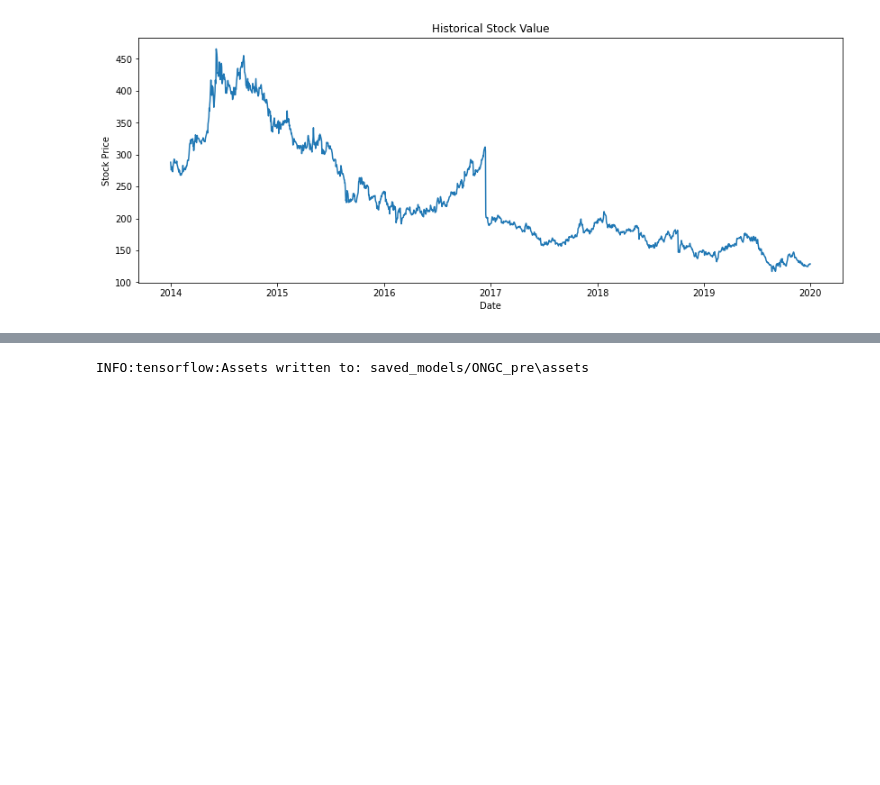
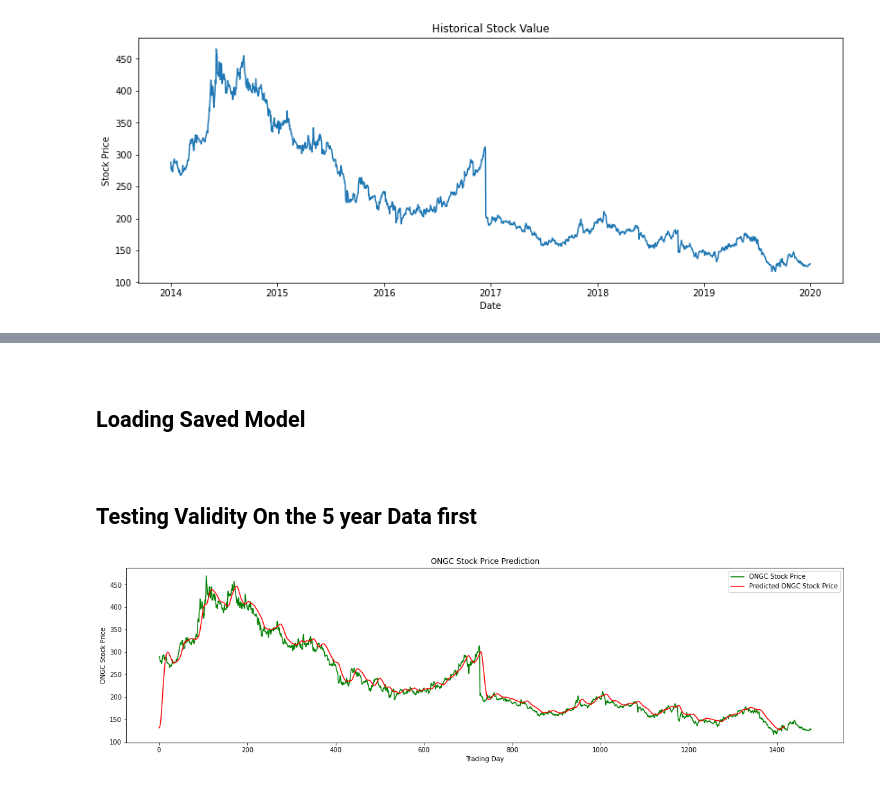
Before and after one commit to PratikGarai/Stock-Market-Prediction, a Jupyter notebook: Stocks RNN For IIIP.ipynb, the cells around one changed output, grey strips where cells are left out. Drawn from its saved outputs; the diff is of its cells as text; code cells hidden in the pictures; blank space fills up the shorter version.

```diff
--- a/Stocks RNN For IIIP.ipynb
+++ b/Stocks RNN For IIIP.ipynb
@@ -82,5 +83,41 @@ Epoch 15/15
 <tensorflow.python.keras.callbacks.History at 0x...>
+# %% [markdown]
+<br>
+<h2> Loading Saved Model </h2>
 # %%
-regressor.save('saved_models/{}_pre'.format(stock_))
+regressor = keras.models.load_model('saved_models/{}_pre'.format(stock_))
-# %% [output]
-INFO:tensorflow:Assets written to: saved_models/ONGC_pre\assets
+# %% [markdown]
+<br>
+<h2> Testing Validity On the 5 year Data first </h2>
+# %%
+testdataframe= gh(symbol=stock_,start=dt.datetime(2014,1,1),end=dt.datetime(2019,12,31))
+testdataframe['Date'] = testdataframe.index
+testdata = pd.DataFrame(columns = ['Date', 'Open', 'High', 'Low', 'Close'])
+testdata['Date'] = testdataframe['Date']
+testdata['Open'] = testdataframe['Open']
+testdata['High'] = testdataframe['High']
+testdata['Low'] = testdataframe['Low']
+testdata['Close'] = testdataframe['Close']
+real_stock_price = testdata.iloc[:, 1:2].values
+dataset_total = pd.concat((data2['Open'], testdata['Open']), axis = 0)
+inputs = dataset_total[len(dataset_total) - len(testdata) - 60:].values
+inputs = inputs.reshape(-1,1)
+inputs = sc.transform(inputs)
+X_test = []
+#upper limit is number of days - 25
+for i in range(60, 1478):
+    X_test.append(inputs[i-60:i, 0])
+X_test = np.array(X_test)
+X_test = np.reshape(X_test, (X_test.shape[0], X_test.shape[1], 1))
+predicted_stock_price = regressor.predict(X_test)
+predicted_stock_price = sc.inverse_transform(predicted_stock_price)
+plt.figure(figsize=(20,5))
+plt.plot(real_stock_price, color = 'green', label = '{} Stock Price'.format(stock_))
+plt.plot(predicted_stock_price, color = 'red', label = 'Predicted {} Stock Price'.format(stock_))
+plt.title('{} Stock Price Prediction'.format(stock_))
+plt.xlabel('Trading Day')
+plt.ylabel('{} Stock Price'.format(stock_))
+plt.legend()
+plt.show()
+# %% [output]
+[figure, added]
```
Also changed, not shown: parts of 6 cells of this notebook, 3 other files.
